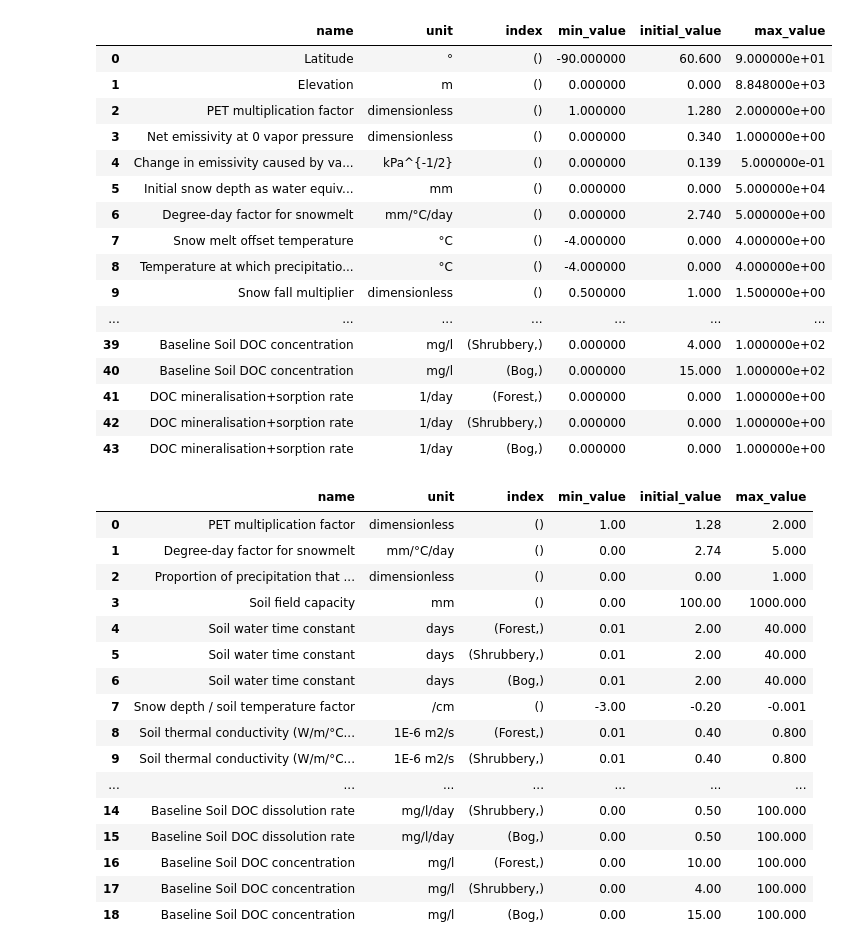
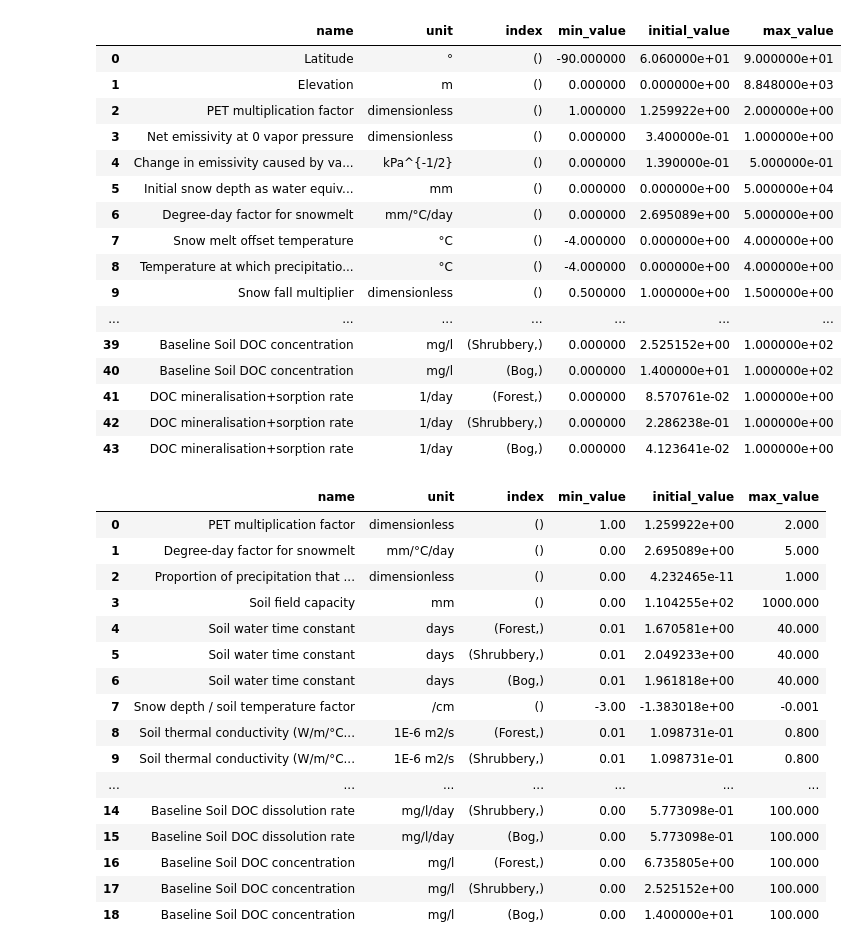
Before and after one commit to NIVANorge/Mobius, a Jupyter notebook: PythonWrapper/RegionalSimplyC/Multilocation_calib.ipynb, the cells around one changed output. Drawn from its saved outputs; the diff is of its cells as text; code cells hidden in the pictures.

```diff
--- a/PythonWrapper/RegionalSimplyC/Multilocation_calib.ipynb
+++ b/PythonWrapper/RegionalSimplyC/Multilocation_calib.ipynb
@@ -28,36 +28,40 @@ landuse = {
 # %%
 #NOTE: Here the input file name is only used for structuring, which is fine. No input data is read in
 #template_dataset = wr.DataSet.setup_with_blank_index_sets('../../Applications/SimplyC/Storgama/inputs_Storgama.dat')
 #template_dataset.set_indexes('Landscape units', landuse_classes)
 #template_dataset.set_branch_indexes('Reaches', [('R0', [])])
 #template_dataset.set_parameter_uint('Timesteps', [], timesteps)
 #template_dataset.set_parameter_time('Start date', [], start_date)
-template_dataset = wr.DataSet.setup_from_parameter_and_input_files('template_pars.dat', 'template_inputs.dat')
+
+#parfile = 'template_pars.dat'
+parfile = 'optimal1.dat'
+inputfile = 'template_inputs.dat'
+template_dataset = wr.DataSet.setup_from_parameter_and_input_files(parfile, inputfile)
 
 #For now, just run all in 1986-01-01 to 2012-12-31 since it is tricky to have different ranges on them.
 timesteps = template_dataset.get_parameter_uint('Timesteps', [])
 start_date = template_dataset.get_parameter_time('Start date', [])
 
 param_df = cu.get_double_parameters_as_dataframe(template_dataset)
 param_df
 # %% [output]
 |  | name | unit | index | min_value | initial_value | max_value |
-| 0 | Latitude | ° | () | -90.000000 | 60.600 | 9.000000e+01 |
-| 1 | Elevation | m | () | 0.000000 | 0.000 | 8.848000e+03 |
-| 2 | PET multiplication factor | dimensionless | () | 1.000000 | 1.280 | 2.000000e+00 |
-| 3 | Net emissivity at 0 vapor pressure | dimensionless | () | 0.000000 | 0.340 | 1.000000e+00 |
-| 4 | Change in emissivity caused by va... | kPa^{-1/2} | () | 0.000000 | 0.139 | 5.000000e-01 |
-| 5 | Initial snow depth as water equiv... | mm | () | 0.000000 | 0.000 | 5.000000e+04 |
-| 6 | Degree-day factor for snowmelt | mm/°C/day | () | 0.000000 | 2.740 | 5.000000e+00 |
-| 7 | Snow melt offset temperature | °C | () | -4.000000 | 0.000 | 4.000000e+00 |
-| 8 | Temperature at which precipitatio... | °C | () | -4.000000 | 0.000 | 4.000000e+00 |
-| 9 | Snow fall multiplier | dimensionless | () | 0.500000 | 1.000 | 1.500000e+00 |
+| 0 | Latitude | ° | () | -90.000000 | 6.060000e+01 | 9.000000e+01 |
+| 1 | Elevation | m | () | 0.000000 | 0.000000e+00 | 8.848000e+03 |
+| 2 | PET multiplication factor | dimensionless | () | 1.000000 | 1.259922e+00 | 2.000000e+00 |
+| 3 | Net emissivity at 0 vapor pressure | dimensionless | () | 0.000000 | 3.400000e-01 | 1.000000e+00 |
+| 4 | Change in emissivity caused by va... | kPa^{-1/2} | () | 0.000000 | 1.390000e-01 | 5.000000e-01 |
+| 5 | Initial snow depth as water equiv... | mm | () | 0.000000 | 0.000000e+00 | 5.000000e+04 |
+| 6 | Degree-day factor for snowmelt | mm/°C/day | () | 0.000000 | 2.695089e+00 | 5.000000e+00 |
+| 7 | Snow melt offset temperature | °C | () | -4.000000 | 0.000000e+00 | 4.000000e+00 |
+| 8 | Temperature at which precipitatio... | °C | () | -4.000000 | 0.000000e+00 | 4.000000e+00 |
+| 9 | Snow fall multiplier | dimensionless | () | 0.500000 | 1.000000e+00 | 1.500000e+00 |
 | ... | ... | ... | ... | ... | ... | ... |
-| 39 | Baseline Soil DOC concentration | mg/l | (Shrubbery,) | 0.000000 | 4.000 | 1.000000e+02 |
-| 40 | Baseline Soil DOC concentration | mg/l | (Bog,) | 0.000000 | 15.000 | 1.000000e+02 |
-| 41 | DOC mineralisation+sorption rate | 1/day | (Forest,) | 0.000000 | 0.000 | 1.000000e+00 |
-| 42 | DOC mineralisation+sorption rate | 1/day | (Shrubbery,) | 0.000000 | 0.000 | 1.000000e+00 |
-| 43 | DOC mineralisation+sorption rate | 1/day | (Bog,) | 0.000000 | 0.000 | 1.000000e+00 |
+| 39 | Baseline Soil DOC concentration | mg/l | (Shrubbery,) | 0.000000 | 2.525152e+00 | 1.000000e+02 |
+| 40 | Baseline Soil DOC concentration | mg/l | (Bog,) | 0.000000 | 1.400000e+01 | 1.000000e+02 |
+| 41 | DOC mineralisation+sorption rate | 1/day | (Forest,) | 0.000000 | 8.570761e-02 | 1.000000e+00 |
+| 42 | DOC mineralisation+sorption rate | 1/day | (Shrubbery,) | 0.000000 | 2.286238e-01 | 1.000000e+00 |
+| 43 | DOC mineralisation+sorption rate | 1/day | (Bog,) | 0.000000 | 4.123641e-02 | 1.000000e+00 |
 # %%
 vars = [
     2, 6,                #hydrology
@@ -74,22 +78,22 @@ calib_df = param_df.loc[vars].reset_index(drop=True)
 calib_df
 # %% [output]
 |  | name | unit | index | min_value | initial_value | max_value |
-| 0 | PET multiplication factor | dimensionless | () | 1.00 | 1.28 | 2.000 |
-| 1 | Degree-day factor for snowmelt | mm/°C/day | () | 0.00 | 2.74 | 5.000 |
-| 2 | Proportion of precipitation that ... | dimensionless | () | 0.00 | 0.00 | 1.000 |
-| 3 | Soil field capacity | mm | () | 0.00 | 100.00 | 1000.000 |
-| 4 | Soil water time constant | days | (Forest,) | 0.01 | 2.00 | 40.000 |
-| 5 | Soil water time constant | days | (Shrubbery,) | 0.01 | 2.00 | 40.000 |
-| 6 | Soil water time constant | days | (Bog,) | 0.01 | 2.00 | 40.000 |
-| 7 | Snow depth / soil temperature factor | /cm | () | -3.00 | -0.20 | -0.001 |
-| 8 | Soil thermal conductivity (W/m/°C... | 1E-6 m2/s | (Forest,) | 0.01 | 0.40 | 0.800 |
-| 9 | Soil thermal conductivity (W/m/°C... | 1E-6 m2/s | (Shrubbery,) | 0.01 | 0.40 | 0.800 |
+| 0 | PET multiplication factor | dimensionless | () | 1.00 | 1.259922e+00 | 2.000 |
+| 1 | Degree-day factor for snowmelt | mm/°C/day | () | 0.00 | 2.695089e+00 | 5.000 |
+| 2 | Proportion of precipitation that ... | dimensionless | () | 0.00 | 4.232465e-11 | 1.000 |
+| 3 | Soil field capacity | mm | () | 0.00 | 1.104255e+02 | 1000.000 |
+| 4 | Soil water time constant | days | (Forest,) | 0.01 | 1.670581e+00 | 40.000 |
+| 5 | Soil water time constant | days | (Shrubbery,) | 0.01 | 2.049233e+00 | 40.000 |
+| 6 | Soil water time constant | days | (Bog,) | 0.01 | 1.961818e+00 | 40.000 |
+| 7 | Snow depth / soil temperature factor | /cm | () | -3.00 | -1.383018e+00 | -0.001 |
+| 8 | Soil thermal conductivity (W/m/°C... | 1E-6 m2/s | (Forest,) | 0.01 | 1.098731e-01 | 0.800 |
+| 9 | Soil thermal conductivity (W/m/°C... | 1E-6 m2/s | (Shrubbery,) | 0.01 | 1.098731e-01 | 0.800 |
 | ... | ... | ... | ... | ... | ... | ... |
-| 14 | Baseline Soil DOC dissolution rate | mg/l/day | (Shrubbery,) | 0.00 | 0.50 | 100.000 |
-| 15 | Baseline Soil DOC dissolution rate | mg/l/day | (Bog,) | 0.00 | 0.50 | 100.000 |
-| 16 | Baseline Soil DOC concentration | mg/l | (Forest,) | 0.00 | 10.00 | 100.000 |
-| 17 | Baseline Soil DOC concentration | mg/l | (Shrubbery,) | 0.00 | 4.00 | 100.000 |
-| 18 | Baseline Soil DOC concentration | mg/l | (Bog,) | 0.00 | 15.00 | 100.000 |
+| 14 | Baseline Soil DOC dissolution rate | mg/l/day | (Shrubbery,) | 0.00 | 5.773098e-01 | 100.000 |
+| 15 | Baseline Soil DOC dissolution rate | mg/l/day | (Bog,) | 0.00 | 5.773098e-01 | 100.000 |
+| 16 | Baseline Soil DOC concentration | mg/l | (Forest,) | 0.00 | 6.735805e+00 | 100.000 |
+| 17 | Baseline Soil DOC concentration | mg/l | (Shrubbery,) | 0.00 | 2.525152e+00 | 100.000 |
+| 18 | Baseline Soil DOC concentration | mg/l | (Bog,) | 0.00 | 1.400000e+01 | 100.000 |
 # %%
 # Add 'short_name' column for calibrating parameters
 calib_df['short_name'] = [
```
Also changed, not shown: parts of 6 cells of this notebook.
